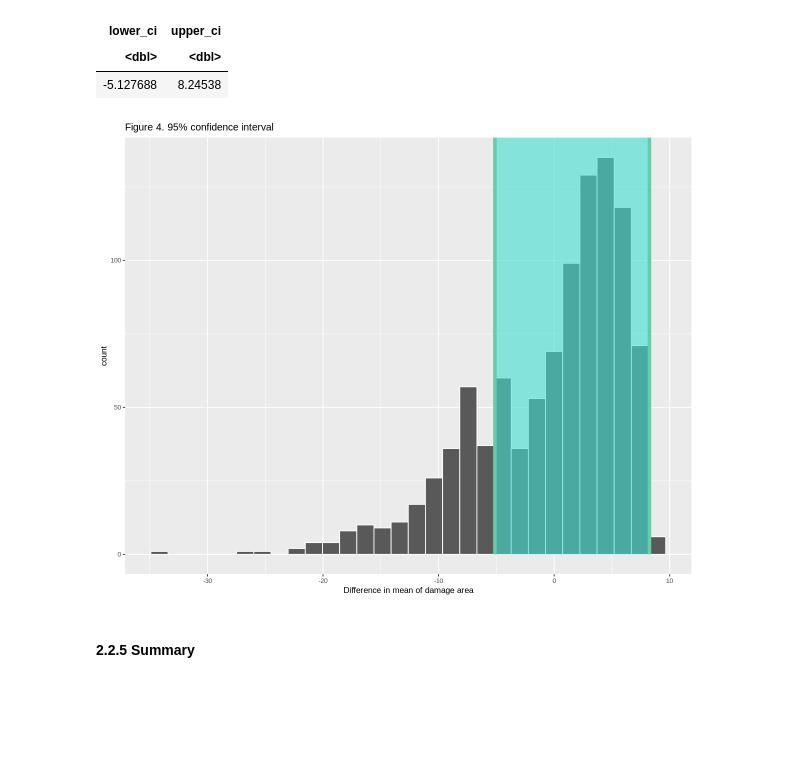
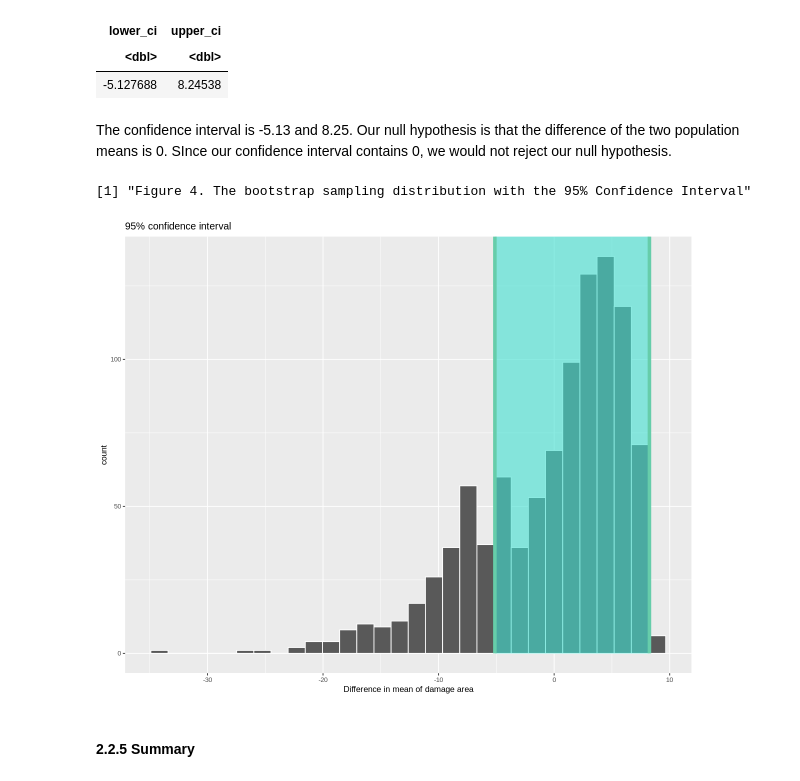
Before and after one commit to Zeeho-Lee/dsci-100-2022w2-group-36, a Jupyter notebook: Final Report.ipynb, the cells around one changed output. Cells and saved outputs as stored; diff of their text form; code cells hidden in the pictures; blank space fills up the shorter version.

```diff
--- a/Final Report.ipynb
+++ b/Final Report.ipynb
@@ -256,20 +298,25 @@ A tibble: 1 × 2
 | lower_ci | upper_ci |
 | <dbl> | <dbl> |
 | -5.127688 | 8.24538 |
+# %% [markdown]
+The confidence interval is -5.13 and 8.25. Our null hypothesis is that the difference of the two population means is 0. SInce our confidence interval contains 0, we would not reject our null hypothesis.
 # %%
 # Visualization of the confidence interval
 
 options(repr.plot.width = 10, repr.plot.height = 8)
 
 ci_damage <- null_model_forestfires %>%
                     visualize(bins = 30)+
                     shade_confidence_interval(endpoints = bootstrap_ci)+
                     theme(text = element_text(size = 10))+
                     labs(x = "Difference in mean of damage area")+
-                    ggtitle("Figure 4. 95% confidence interval")
+                    ggtitle("95% confidence interval")
+
+print('Figure 4. The bootstrap sampling distribution with the 95% Confidence Interval')
 ci_damage
 # %% [output]
+[1] "Figure 4. The bootstrap sampling distribution with the 95% Confidence Interval"
-[figure, old version]
+[figure, new version]
 # %% [markdown]
 #### 2.2.5 Summary
 # %%
```
Also changed, not shown: parts of 16 cells of this notebook.
